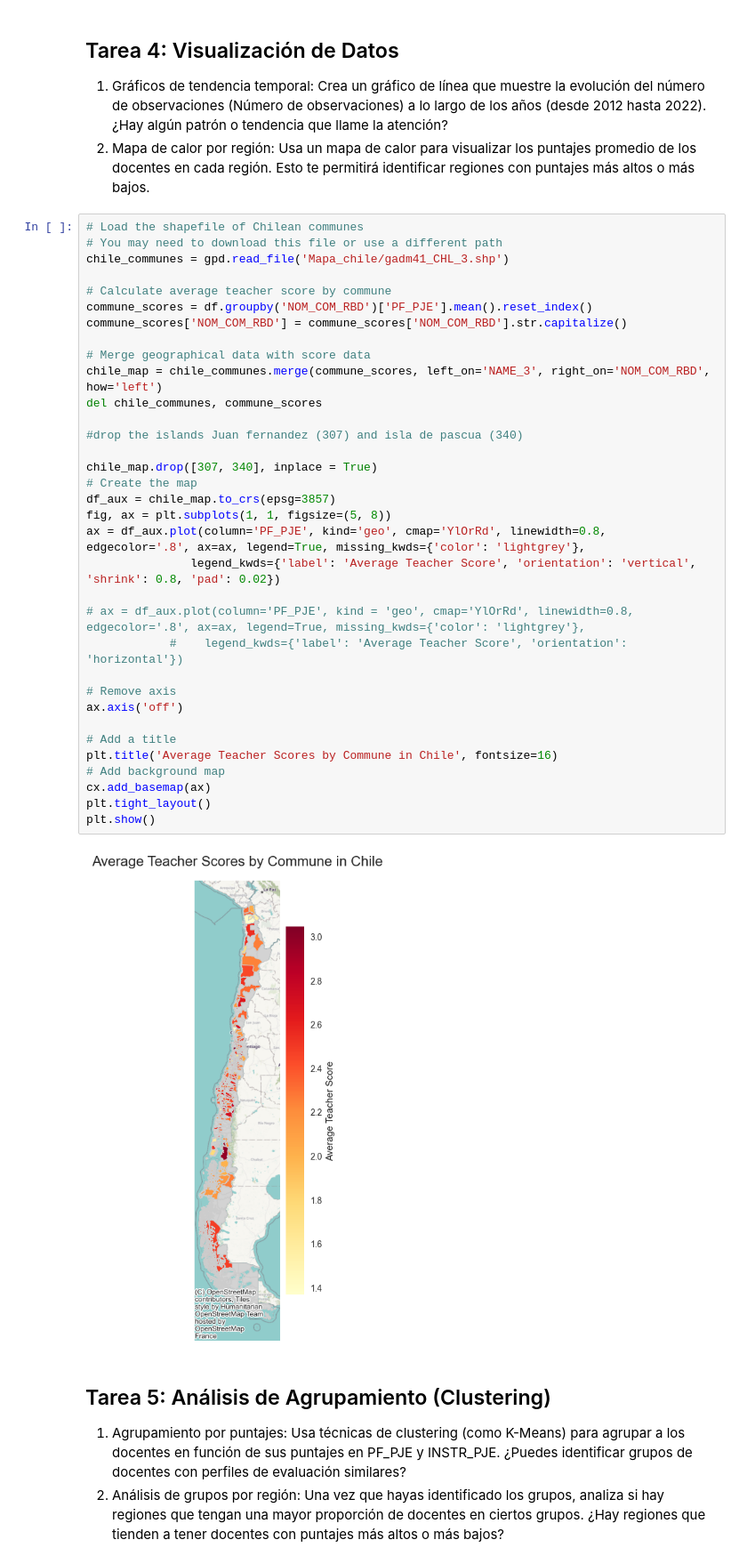
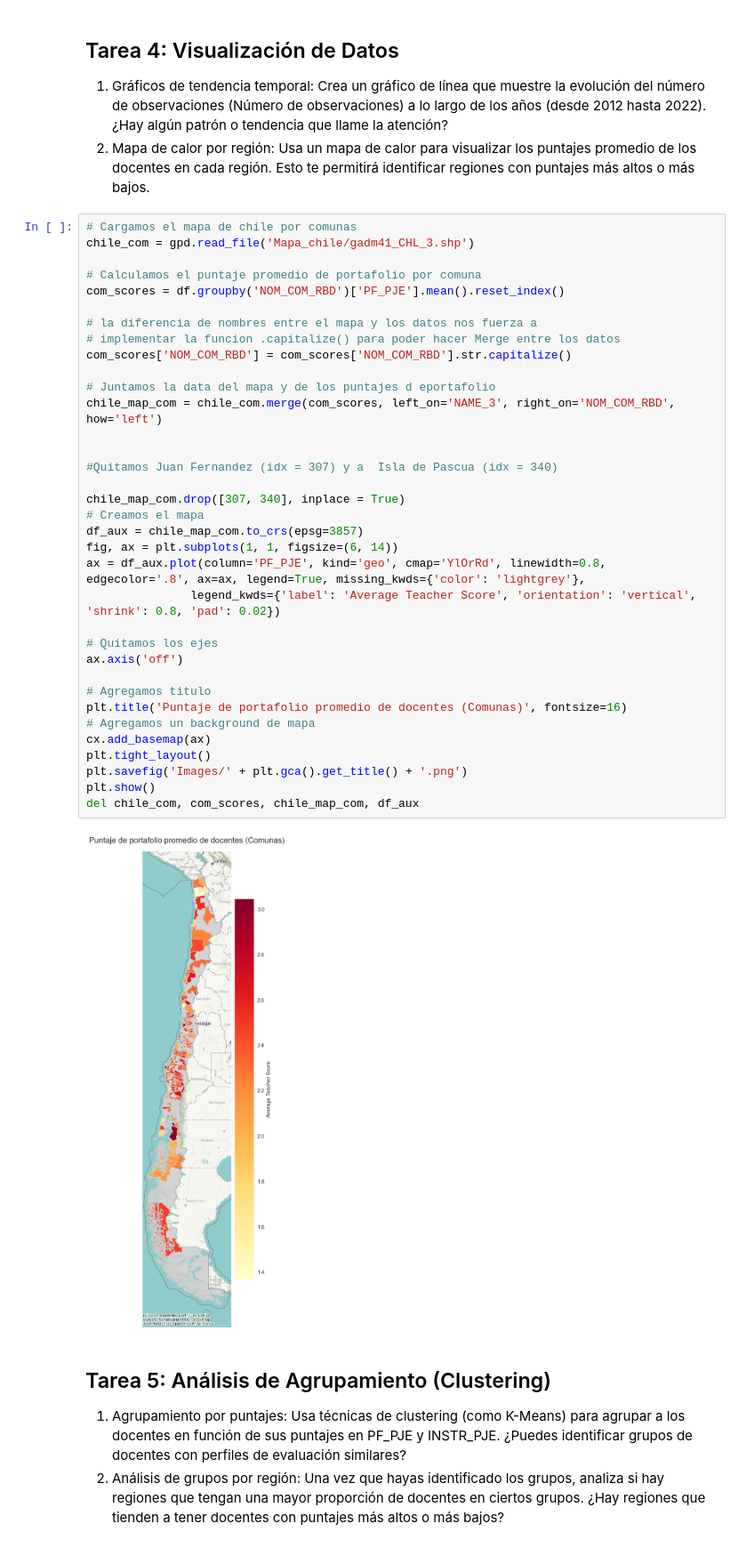
Before and after one commit to PalomoMT/Docentes, a Jupyter notebook: Analisis.ipynb, the cells around one changed output. Shown at 89% size. Drawn from its saved outputs; the diff is of its cells as text.

Commit message:
tarea 4, imagenes para reporte

```diff
--- a/Analisis.ipynb
+++ b/Analisis.ipynb
@@ -259,41 +316,42 @@ plt.show()
 la atención?
 2. Mapa de calor por región: Usa un mapa de calor para visualizar los puntajes promedio de los docentes en cada región. Esto te permitirá identificar regiones con puntajes más altos o más bajos.
 # %%
-# Load the shapefile of Chilean communes
-# You may need to download this file or use a different path
-chile_communes = gpd.read_file('Mapa_chile/gadm41_CHL_3.shp')
+# Cargamos el mapa de chile por comunas
+chile_com = gpd.read_file('Mapa_chile/gadm41_CHL_3.shp')
 
-# Calculate average teacher score by commune
-commune_scores = df.groupby('NOM_COM_RBD')['PF_PJE'].mean().reset_index()
-commune_scores['NOM_COM_RBD'] = commune_scores['NOM_COM_RBD'].str.capitalize()
+# Calculamos el puntaje promedio de portafolio por comuna
+com_scores = df.groupby('NOM_COM_RBD')['PF_PJE'].mean().reset_index()
 
-# Merge geographical data with score data
-chile_map = chile_communes.merge(commune_scores, left_on='NAME_3', right_on='NOM_COM_RBD', how='left')
-del chile_communes, commune_scores
+# la diferencia de nombres entre el mapa y los datos nos fuerza a
+# implementar la funcion .capitalize() para poder hacer Merge entre los datos
+com_scores['NOM_COM_RBD'] = com_scores['NOM_COM_RBD'].str.capitalize()
 
-#drop the islands Juan fernandez (307) and isla de pascua (340)
+# Juntamos la data del mapa y de los puntajes d eportafolio
+chile_map_com = chile_com.merge(com_scores, left_on='NAME_3', right_on='NOM_COM_RBD', how='left')
 
-chile_map.drop([307, 340], inplace = True)
-# Create the map
-df_aux = chile_map.to_crs(epsg=3857)
-fig, ax = plt.subplots(1, 1, figsize=(5, 8))
+
+#Quitamos Juan Fernandez (idx = 307) y a  Isla de Pascua (idx = 340)
+
+chile_map_com.drop([307, 340], inplace = True)
+# Creamos el mapa
+df_aux = chile_map_com.to_crs(epsg=3857)
+fig, ax = plt.subplots(1, 1, figsize=(6, 14))
 ax = df_aux.plot(column='PF_PJE', kind='geo', cmap='YlOrRd', linewidth=0.8, edgecolor='.8', ax=ax, legend=True, missing_kwds={'color': 'lightgrey'},
                legend_kwds={'label': 'Average Teacher Score', 'orientation': 'vertical', 'shrink': 0.8, 'pad': 0.02})
 
-# ax = df_aux.plot(column='PF_PJE', kind = 'geo', cmap='YlOrRd', linewidth=0.8, edgecolor='.8', ax=ax, legend=True, missing_kwds={'color': 'lightgrey'},
-            #    legend_kwds={'label': 'Average Teacher Score', 'orientation': 'horizontal'})
-
-# Remove axis
+# Quitamos los ejes
 ax.axis('off')
 
-# Add a title
-plt.title('Average Teacher Scores by Commune in Chile', fontsize=16)
-# Add background map
+# Agregamos titulo
+plt.title('Puntaje de portafolio promedio de docentes (Comunas)', fontsize=16)
+# Agregamos un background de mapa
 cx.add_basemap(ax)
 plt.tight_layout()
+plt.savefig('Images/' + plt.gca().get_title() + '.png')
 plt.show()
+del chile_com, com_scores, chile_map_com, df_aux
 # %% [output]
-[figure, old version]
+[figure, new version]
 # %% [markdown]
 ## Tarea 5: Análisis de Agrupamiento (Clustering)
 1. Agrupamiento por puntajes: Usa técnicas de clustering (como K-Means) para agrupar a los docentes en función de sus puntajes en PF_PJE y INSTR_PJE. ¿Puedes identificar grupos de docentes con perfiles de evaluación similares?
```
Also changed, not shown: parts of 15 cells of this notebook, 6 other files.
